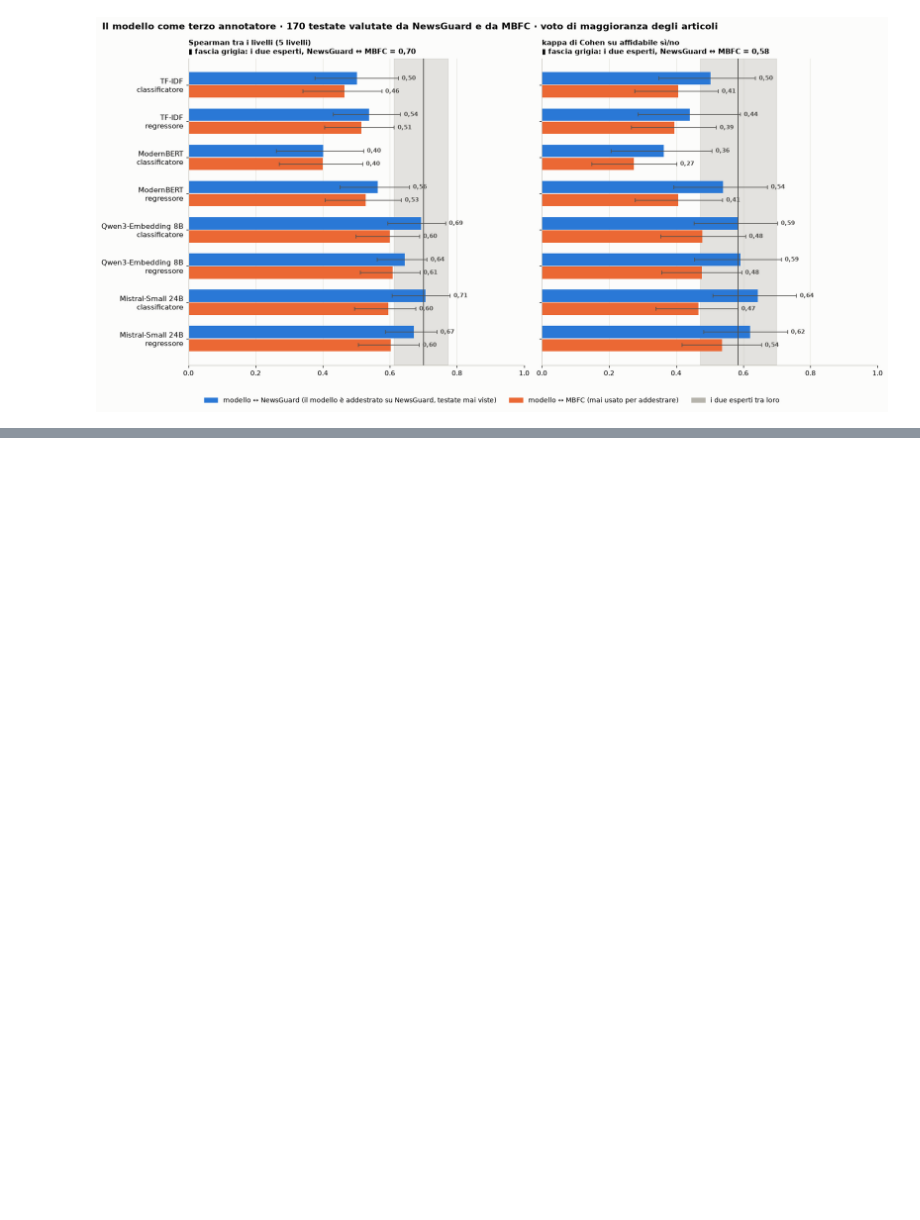
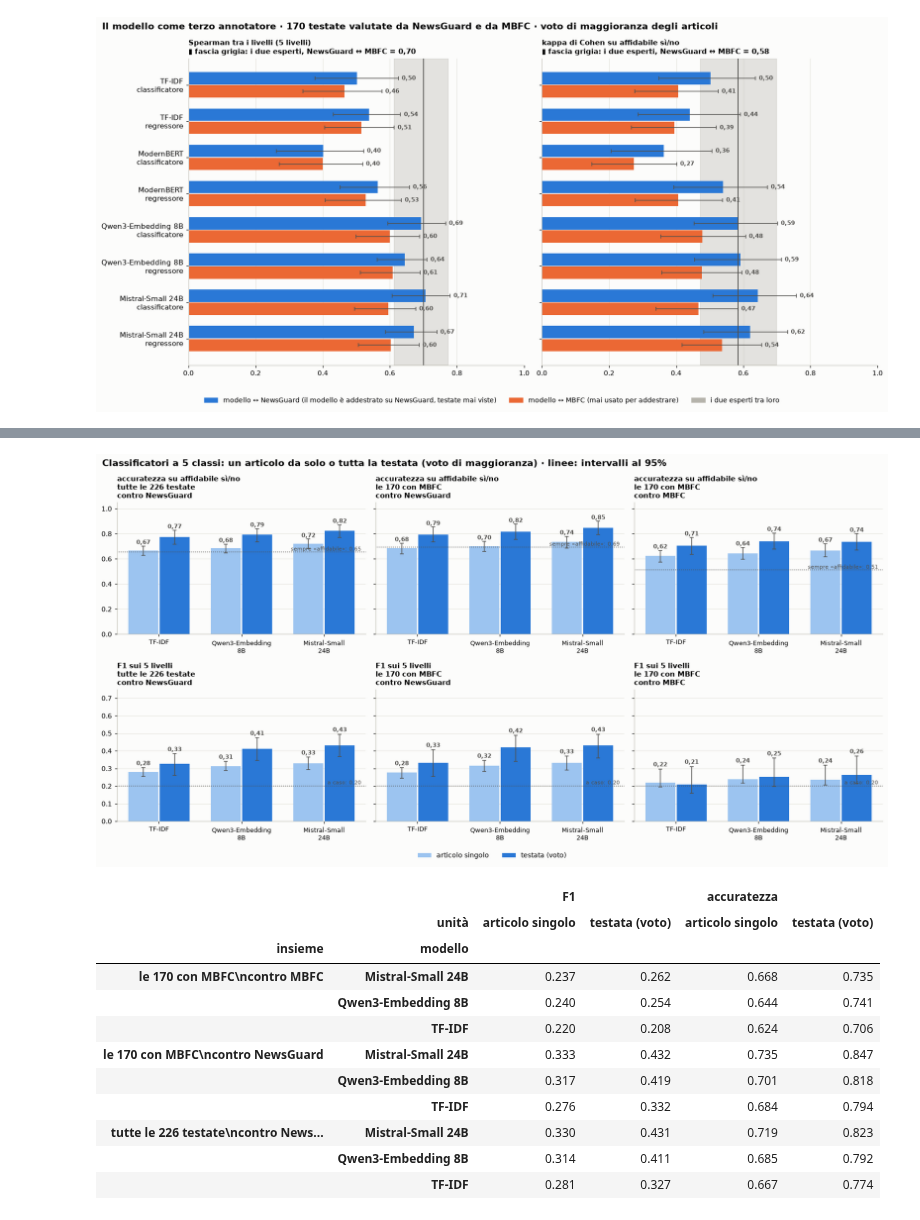
Before and after one commit to bianchi-john/PublisherClassification, a Jupyter notebook: Code/WebScience2027/Tentativi/17_AccordoAnnotatori/01_accordo_annotatori.ipynb, the cells around one changed output, grey strips where cells are left out. Saved outputs shown, nothing was run; the diff lists cells and outputs as text; code cells hidden in the pictures; blank space fills up the shorter version.

```diff
--- a/Code/WebScience2027/Tentativi/17_AccordoAnnotatori/01_accordo_annotatori.ipynb
+++ b/Code/WebScience2027/Tentativi/17_AccordoAnnotatori/01_accordo_annotatori.ipynb
@@ -264 +411,62 @@ plt.tight_layout(); plt.savefig(OUT / "colpo_d_occhio.png", dpi=180, bbox_inches
+# %%
+SCELTI = ["TF-IDF", "Qwen3-Embedding 8B", "Mistral-Small 24B"]
+TUTTE = t.index
+INSIEMI = {"tutte le 226 testate\ncontro NewsGuard": (TUTTE, t.label.to_numpy(), A.SOGLIA["NewsGuard"]),
+           "le 170 con MBFC\ncontro NewsGuard": (TESTATE, NG_LV, A.SOGLIA["NewsGuard"]),
+           "le 170 con MBFC\ncontro MBFC": (TESTATE, MB_LV, A.SOGLIA["MBFC"])}
+rng = np.random.default_rng(1)
+righe = []
+for m in SCELTI:
+    lv_art = A.livelli_articoli(MODELLI[m], t).set_index("domain")["classificatore"]
+    for nome_ins, (testate_ins, etichetta, soglia) in INSIEMI.items():
+        g = A.gruppi(lv_art, testate_ins)
+        C_art = A.conteggi(g)
+        voto_lv, voto_aff = A.giudizio(g)
+        C_tes = np.eye(5, dtype=int)[voto_lv]
+        idx = [rng.integers(0, len(g), len(g)) for _ in range(1000)]
+        for unita, C, aff in [("articolo singolo", C_art, None), ("testata (voto)", C_tes, voto_aff)]:
+            acc, f1 = A.accuratezza_e_f1(C, etichetta, soglia, aff)
+            boot = np.array([A.accuratezza_e_f1(C[i], etichetta[i], soglia, None if aff is None else aff[i]) for i in idx])
+            righe.append({"modello": m, "insieme": nome_ins, "unità": unita, "accuratezza": acc, "F1": f1,
+                          "accuratezza lo": np.percentile(boot[:, 0], 2.5), "accuratezza hi": np.percentile(boot[:, 0], 97.5),
+                          "F1 lo": np.percentile(boot[:, 1], 2.5), "F1 hi": np.percentile(boot[:, 1], 97.5)})
+singoli = pd.DataFrame(righe); singoli.to_csv(OUT / "articolo_o_testata.csv", index=False)
+
+fig, assi = plt.subplots(2, 3, figsize=(15, 7.5), sharey="row")
+CHIARO_BLU = "#9cc4f0"
+for c, (nome_ins, (testate_ins, etichetta, soglia)) in enumerate(INSIEMI.items()):
+    for r, (mis, titolo) in enumerate([("accuratezza", "accuratezza su affidabile sì/no"), ("F1", "F1 sui 5 livelli")]):
+        ax = assi[r, c]; d = singoli[singoli.insieme == nome_ins]
+        for i, m in enumerate(SCELTI):
+            for dx, unita, colore in [(-0.19, "articolo singolo", CHIARO_BLU), (0.19, "testata (voto)", BLU)]:
+                q = d[(d.modello == m) & (d["unità"] == unita)].iloc[0]
+                ax.bar(i + dx, q[mis], width=0.36, color=colore, label=unita if (r, c, i) == (0, 0, 0) else None)
+                ax.errorbar(i + dx, q[mis], yerr=[[q[mis] - q[f"{mis} lo"]], [q[f"{mis} hi"] - q[mis]]], color=GRIGIO, lw=1, capsize=2.5)
+                ax.text(i + dx, q[f"{mis} hi"] + 0.015, f"{q[mis]:.2f}".replace(".", ","), ha="center", fontsize=8, color=GRIGIO, fontweight="bold")
+        rif = np.mean(etichetta >= soglia) if mis == "accuratezza" else 0.2
+        ax.axhline(rif, color=GRIGIO, ls=":", lw=1)
+        ax.text(2.45, rif + 0.01, ("sempre «affidabile»: " if mis == "accuratezza" else "a caso: ") + f"{rif:.2f}".replace(".", ","),
+                ha="right", fontsize=7.5, color=GRIGIO)
+        ax.set_xticks(range(len(SCELTI)), [m.replace(" ", "\n", 1) for m in SCELTI], fontsize=8.5)
+        ax.set_ylim(0, 1.05 if mis == "accuratezza" else 0.75); ax.grid(axis="x", visible=False)
+        ax.set_title(f"{titolo}\n{nome_ins}", fontsize=9.5)
+fig.legend(loc="lower center", ncol=2, fontsize=9, bbox_to_anchor=(0.5, -0.04))
+fig.suptitle("Classificatori a 5 classi: un articolo da solo o tutta la testata (voto di maggioranza) · linee: intervalli al 95%",
+             fontsize=12.5, fontweight="bold", x=0.01, ha="left")
+plt.tight_layout(); plt.savefig(OUT / "articolo_o_testata.png", dpi=180, bbox_inches="tight"); plt.show()
+singoli.pivot_table(index=["insieme", "modello"], columns="unità", values=["accuratezza", "F1"]).round(3)
+# %% [output]
+[figure, added]
+|  |  | F1 |  | accuratezza |  |
+|  | unità | articolo singolo | testata (voto) | articolo singolo | testata (voto) |
+| insieme | modello |  |  |  |  |
+| le 170 con MBFC\ncontro MBFC | Mistral-Small 24B | 0.237 | 0.262 | 0.668 | 0.735 |
+|  | Qwen3-Embedding 8B | 0.240 | 0.254 | 0.644 | 0.741 |
+|  | TF-IDF | 0.220 | 0.208 | 0.624 | 0.706 |
+| le 170 con MBFC\ncontro NewsGuard | Mistral-Small 24B | 0.333 | 0.432 | 0.735 | 0.847 |
+|  | Qwen3-Embedding 8B | 0.317 | 0.419 | 0.701 | 0.818 |
+|  | TF-IDF | 0.276 | 0.332 | 0.684 | 0.794 |
+| tutte le 226 testate\ncontro News... | Mistral-Small 24B | 0.330 | 0.431 | 0.719 | 0.823 |
+|  | Qwen3-Embedding 8B | 0.314 | 0.411 | 0.685 | 0.792 |
+|  | TF-IDF | 0.281 | 0.327 | 0.667 | 0.774 |
 # %% [markdown]
```
Also changed, not shown: parts of 8 cells of this notebook, 42 other files.
